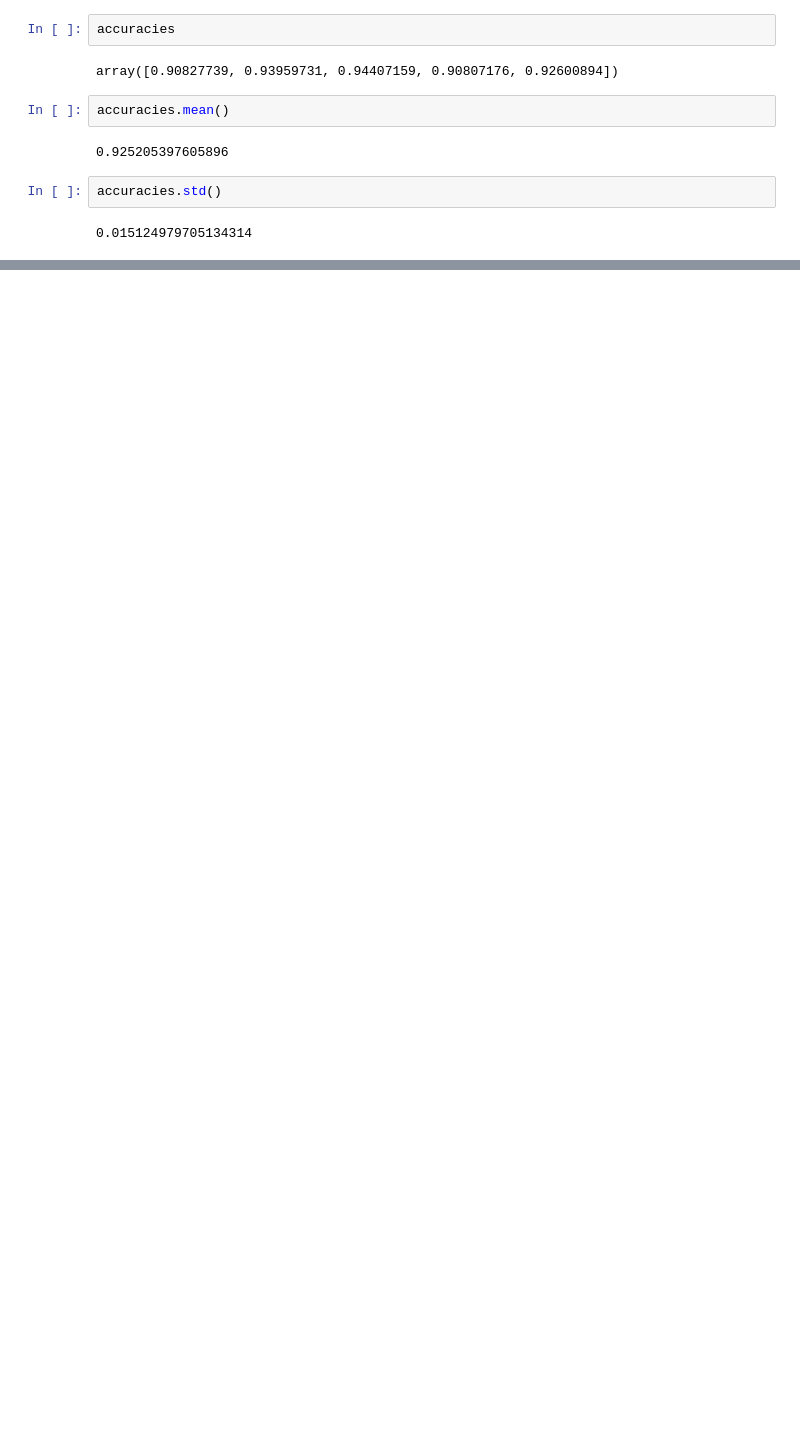
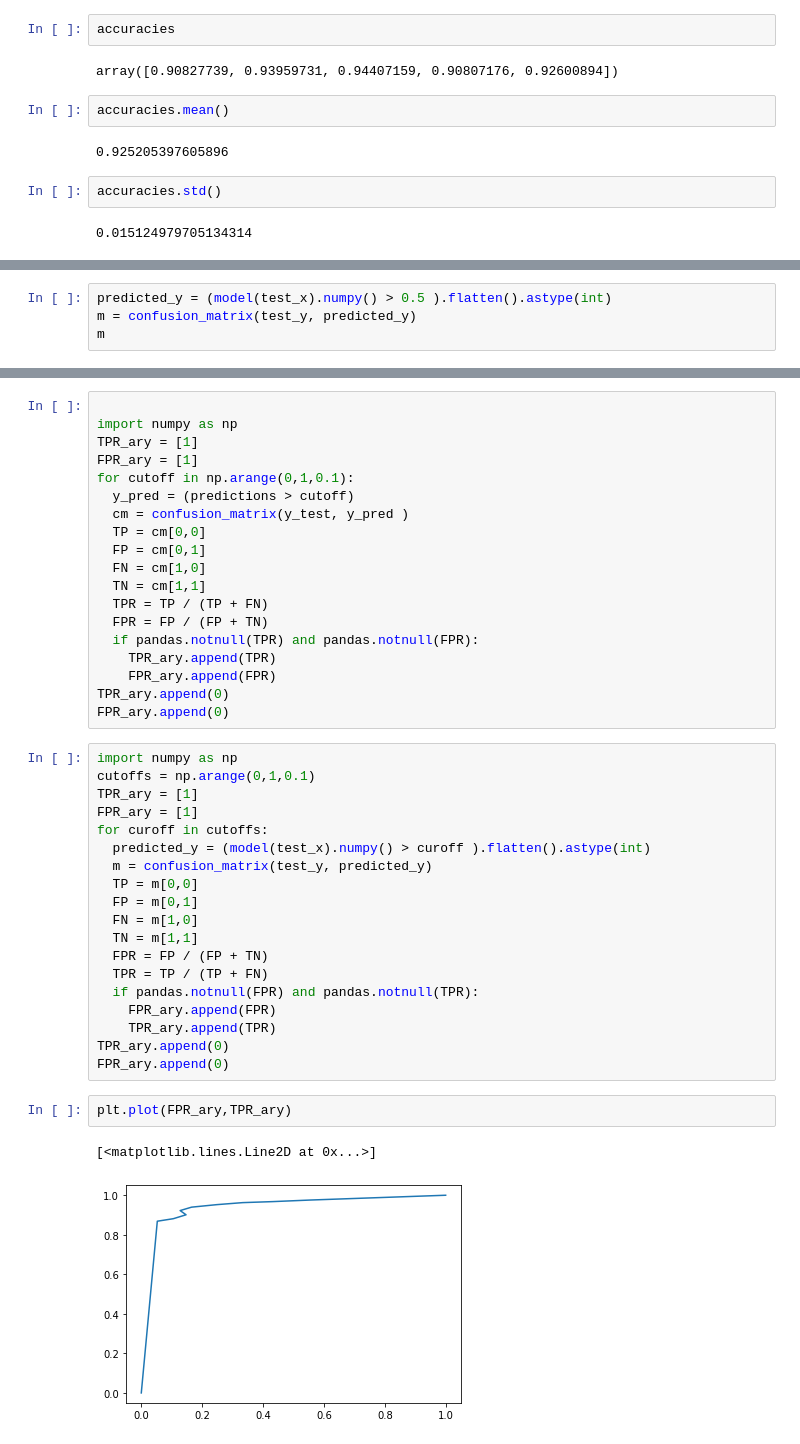
Before and after one commit to ywchiu/tibamedl, a Jupyter notebook: Demo20200725.ipynb, the cells around one changed output, grey strips where cells are left out. Drawn from its saved outputs; the diff is of its cells as text; blank space fills up the shorter version.

```diff
--- a/Demo20200725.ipynb
+++ b/Demo20200725.ipynb
@@ -863,0 +1043,4 @@ accuracies.std()
+# %%
+predicted_y = (model(test_x).numpy() > 0.5 ).flatten().astype(int)
+m = confusion_matrix(test_y, predicted_y)
+m
@@ -863,0 +1069,43 @@ accuracies.std()
+# %%
+
+import numpy as np
+TPR_ary = [1]
+FPR_ary = [1]
+for cutoff in np.arange(0,1,0.1):
+  y_pred = (predictions > cutoff)
+  cm = confusion_matrix(y_test, y_pred )
+  TP = cm[0,0]
+  FP = cm[0,1]
+  FN = cm[1,0]
+  TN = cm[1,1]
+  TPR = TP / (TP + FN)
+  FPR = FP / (FP + TN)
+  if pandas.notnull(TPR) and pandas.notnull(FPR):
+    TPR_ary.append(TPR)
+    FPR_ary.append(FPR)
+TPR_ary.append(0)
+FPR_ary.append(0)
+# %%
+import numpy as np
+cutoffs = np.arange(0,1,0.1)
+TPR_ary = [1]
+FPR_ary = [1]
+for curoff in cutoffs:
+  predicted_y = (model(test_x).numpy() > curoff ).flatten().astype(int)
+  m = confusion_matrix(test_y, predicted_y)
+  TP = m[0,0]
+  FP = m[0,1]
+  FN = m[1,0]
+  TN = m[1,1]
+  FPR = FP / (FP + TN)
+  TPR = TP / (TP + FN)
+  if pandas.notnull(FPR) and pandas.notnull(TPR):
+    FPR_ary.append(FPR)
+    TPR_ary.append(TPR)
+TPR_ary.append(0)
+FPR_ary.append(0)
+# %%
+plt.plot(FPR_ary,TPR_ary)
+# %% [output]
+[<matplotlib.lines.Line2D at 0x...>]
+[figure, added]
```
Also changed, not shown: parts of 58 cells of this notebook.
